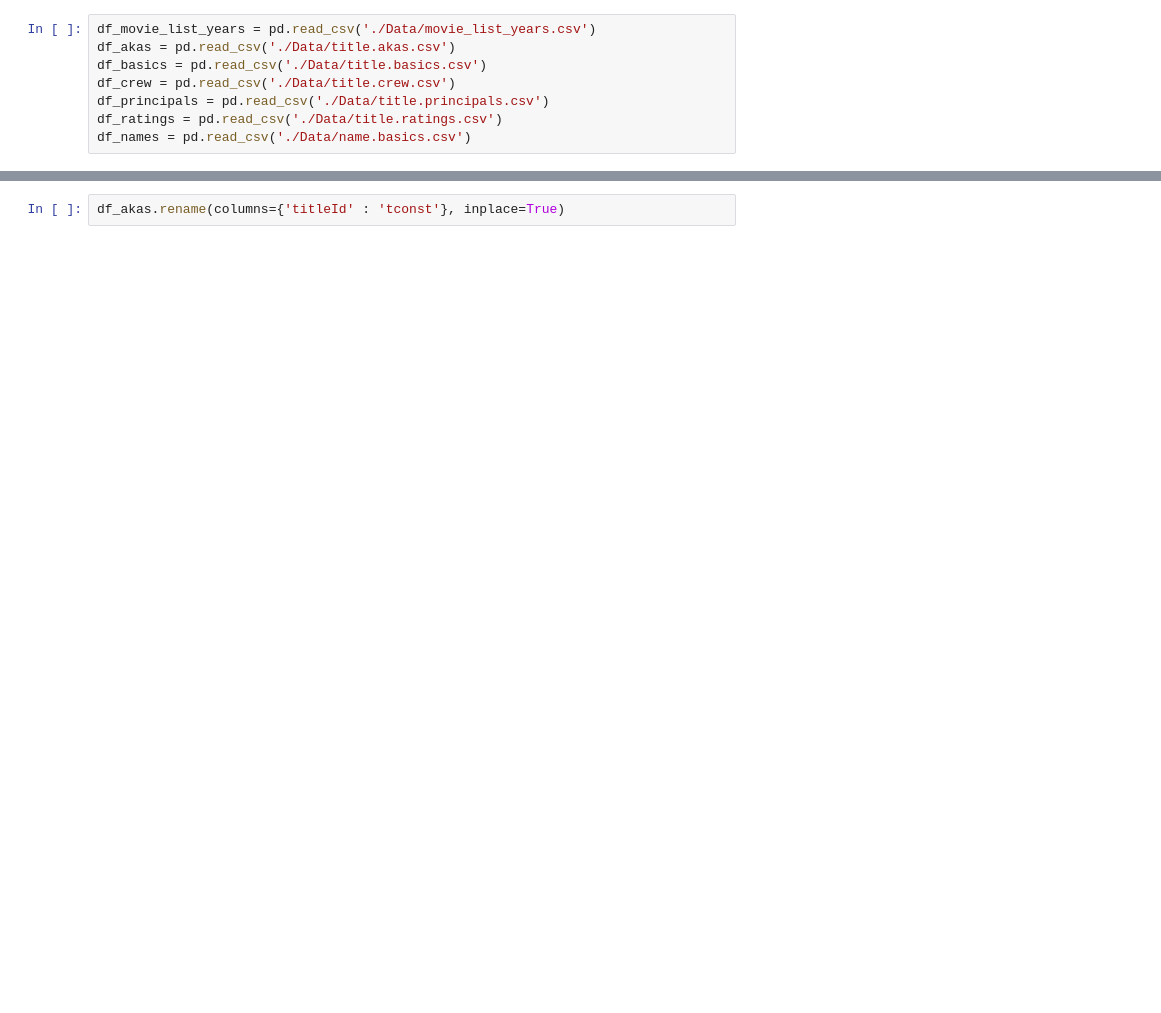
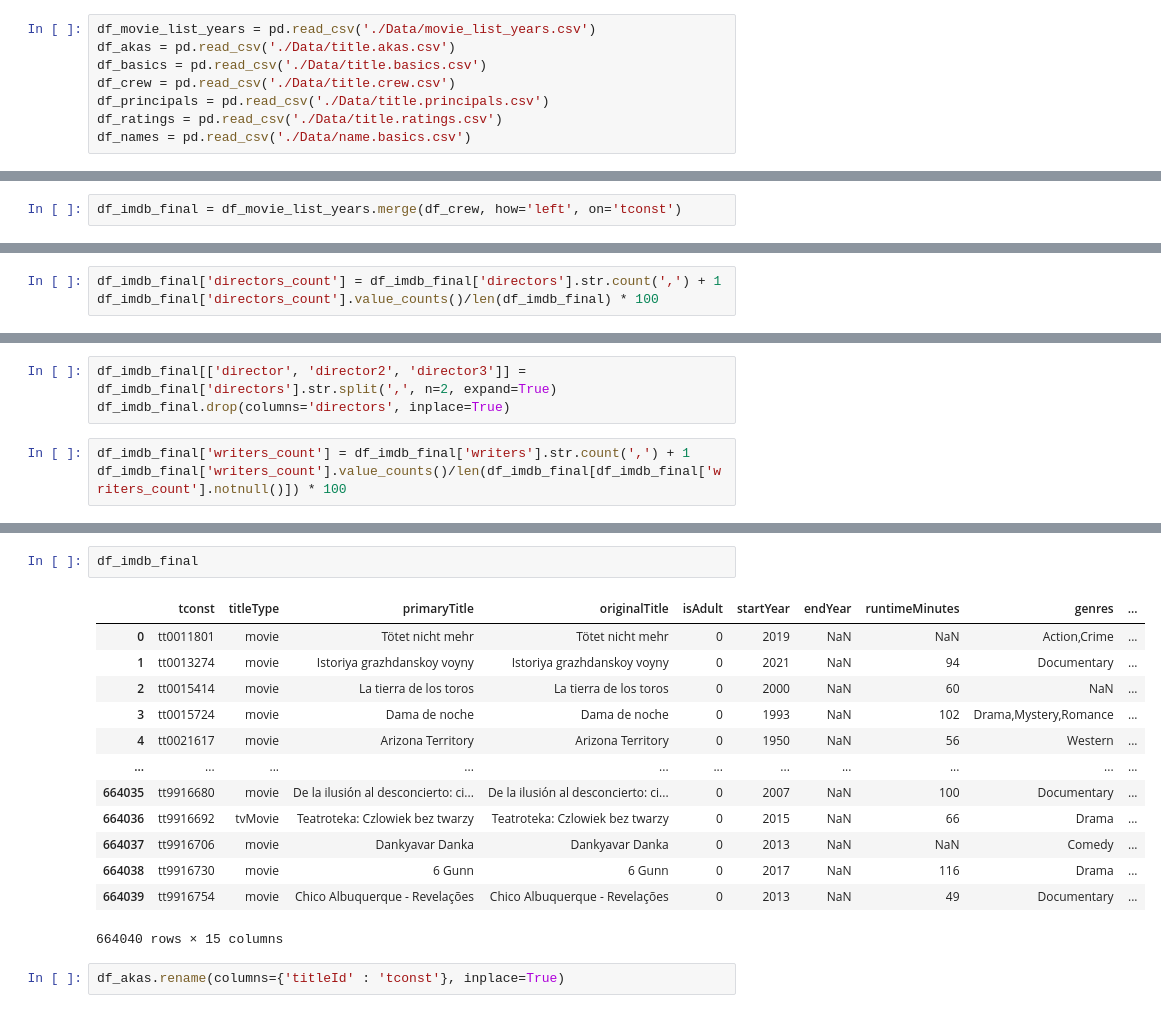
Before and after one commit to tk87-hono/data_analytics_24_4-Capstone_Movie_Group, a Jupyter notebook: Dataframes.ipynb, the cells around one changed output, grey strips where cells are left out. Drawn from its saved outputs; the diff is of its cells as text; blank space fills up the shorter version.

```diff
--- a/Dataframes.ipynb
+++ b/Dataframes.ipynb
@@ -73,0 +336,2 @@ df_names.replace('\\N', np.nan)
+# %%
+df_imdb_final = df_movie_list_years.merge(df_crew, how='left', on='tconst')
@@ -73,0 +346,3 @@ df_names.replace('\\N', np.nan)
+# %%
+df_imdb_final['directors_count'] = df_imdb_final['directors'].str.count(',') + 1
+df_imdb_final['directors_count'].value_counts()/len(df_imdb_final) * 100
@@ -73,0 +367,6 @@ df_names.replace('\\N', np.nan)
+# %%
+df_imdb_final[['director', 'director2', 'director3']] = df_imdb_final['directors'].str.split(',', n=2, expand=True)
+df_imdb_final.drop(columns='directors', inplace=True)
+# %%
+df_imdb_final['writers_count'] = df_imdb_final['writers'].str.count(',') + 1
+df_imdb_final['writers_count'].value_counts()/len(df_imdb_final[df_imdb_final['writers_count'].notnull()]) * 100
@@ -74,2 +391,18 @@ df_names.replace('\\N', np.nan)
+# %%
+df_imdb_final
+# %% [output]
+|  | tconst | titleType | primaryTitle | originalTitle | isAdult | startYear | endYear | runtimeMinutes | genres | ... |
+| 0 | tt0011801 | movie | Tötet nicht mehr | Tötet nicht mehr | 0 | 2019 | NaN | NaN | Action,Crime | ... |
+| 1 | tt0013274 | movie | Istoriya grazhdanskoy voyny | Istoriya grazhdanskoy voyny | 0 | 2021 | NaN | 94 | Documentary | ... |
+| 2 | tt0015414 | movie | La tierra de los toros | La tierra de los toros | 0 | 2000 | NaN | 60 | NaN | ... |
+| 3 | tt0015724 | movie | Dama de noche | Dama de noche | 0 | 1993 | NaN | 102 | Drama,Mystery,Romance | ... |
+| 4 | tt0021617 | movie | Arizona Territory | Arizona Territory | 0 | 1950 | NaN | 56 | Western | ... |
+| ... | ... | ... | ... | ... | ... | ... | ... | ... | ... | ... |
+| 664035 | tt9916680 | movie | De la ilusión al desconcierto: ci... | De la ilusión al desconcierto: ci... | 0 | 2007 | NaN | 100 | Documentary | ... |
+| 664036 | tt9916692 | tvMovie | Teatroteka: Czlowiek bez twarzy | Teatroteka: Czlowiek bez twarzy | 0 | 2015 | NaN | 66 | Drama | ... |
+| 664037 | tt9916706 | movie | Dankyavar Danka | Dankyavar Danka | 0 | 2013 | NaN | NaN | Comedy | ... |
+| 664038 | tt9916730 | movie | 6 Gunn | 6 Gunn | 0 | 2017 | NaN | 116 | Drama | ... |
+| 664039 | tt9916754 | movie | Chico Albuquerque - Revelações | Chico Albuquerque - Revelações | 0 | 2013 | NaN | 49 | Documentary | ... |
+664040 rows × 15 columns
 # %%
 df_akas.rename(columns={'titleId' : 'tconst'}, inplace=True)
```
Also changed, not shown: parts of 41 cells of this notebook.
